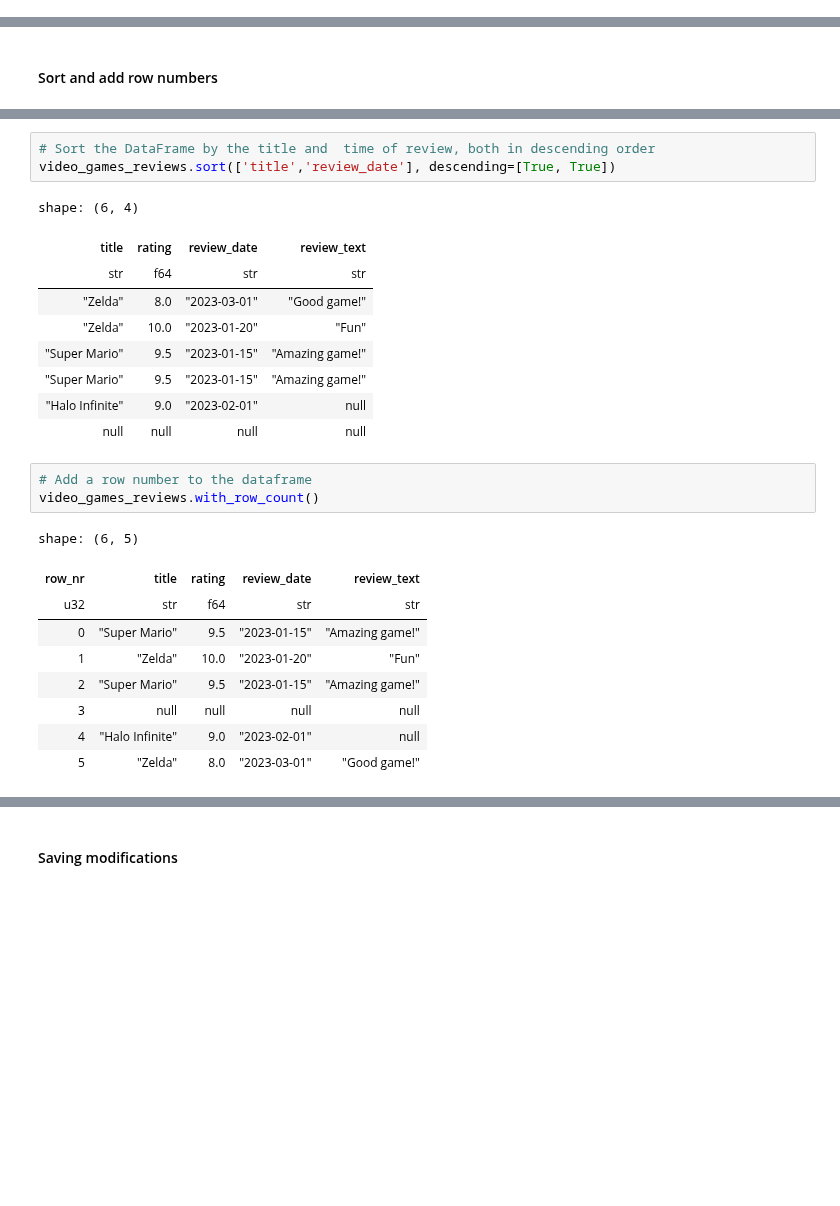
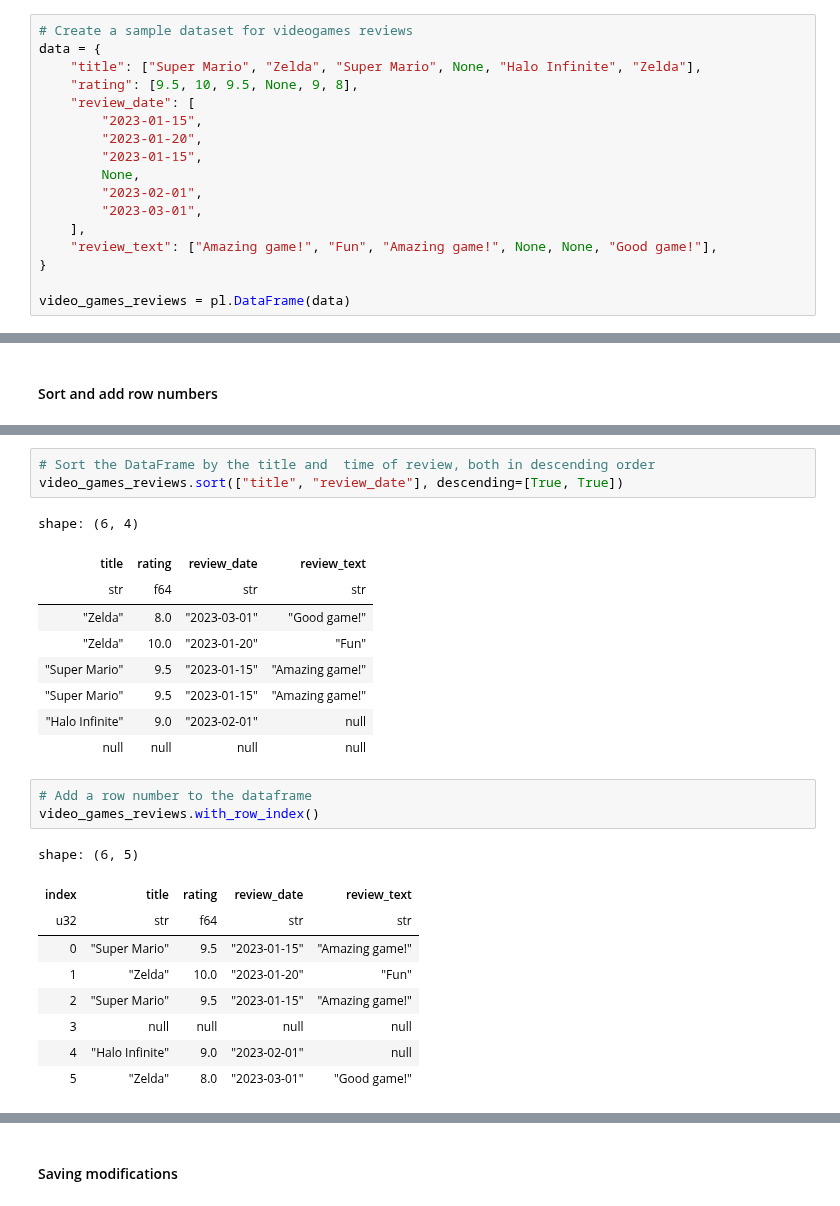
Before and after one commit to PacktPublishing/Data-Analysis-with-Polars, a Jupyter notebook: chapter_02/02.1_Basic_data_transformation.ipynb, the cells around one changed output, grey strips where cells are left out. Saved outputs shown, nothing was run; the diff lists cells and outputs as text; blank space fills up the shorter version.

```diff
--- a/chapter_02/02.1_Basic_data_transformation.ipynb
+++ b/chapter_02/02.1_Basic_data_transformation.ipynb
@@ -20,3 +17,20 @@ nypd = pl.scan_parquet("../datasets/nypd_crimes_from_2018.parquet")
+# %%
+# Create a sample dataset for videogames reviews
+data = {
+    "title": ["Super Mario", "Zelda", "Super Mario", None, "Halo Infinite", "Zelda"],
+    "rating": [9.5, 10, 9.5, None, 9, 8],
+    "review_date": [
+        "2023-01-15",
+        "2023-01-20",
+        "2023-01-15",
+        None,
+        "2023-02-01",
+        "2023-03-01",
+    ],
+    "review_text": ["Amazing game!", "Fun", "Amazing game!", None, None, "Good game!"],
+}
+
+video_games_reviews = pl.DataFrame(data)
 # %%
 video_games_reviews
 # %% [output]
@@ -142,6 +159,6 @@ shape: (6, 4)
 # %%
 # Sort the DataFrame by the title and  time of review, both in descending order
-video_games_reviews.sort(['title','review_date'], descending=[True, True])
+video_games_reviews.sort(["title", "review_date"], descending=[True, True])
 # %% [output]
 shape: (6, 4)
 | title | rating | review_date | review_text |
@@ -154,10 +171,10 @@ shape: (6, 4)
 | null | null | null | null |
 # %%
 # Add a row number to the dataframe
-video_games_reviews.with_row_count()
+video_games_reviews.with_row_index()
 # %% [output]
 shape: (6, 5)
-| row_nr | title | rating | review_date | review_text |
+| index | title | rating | review_date | review_text |
 | u32 | str | f64 | str | str |
 | 0 | "Super Mario" | 9.5 | "2023-01-15" | "Amazing game!" |
 | 1 | "Zelda" | 10.0 | "2023-01-20" | "Fun" |
```
Also changed, not shown: parts of 77 cells of this notebook, 1 other file.
